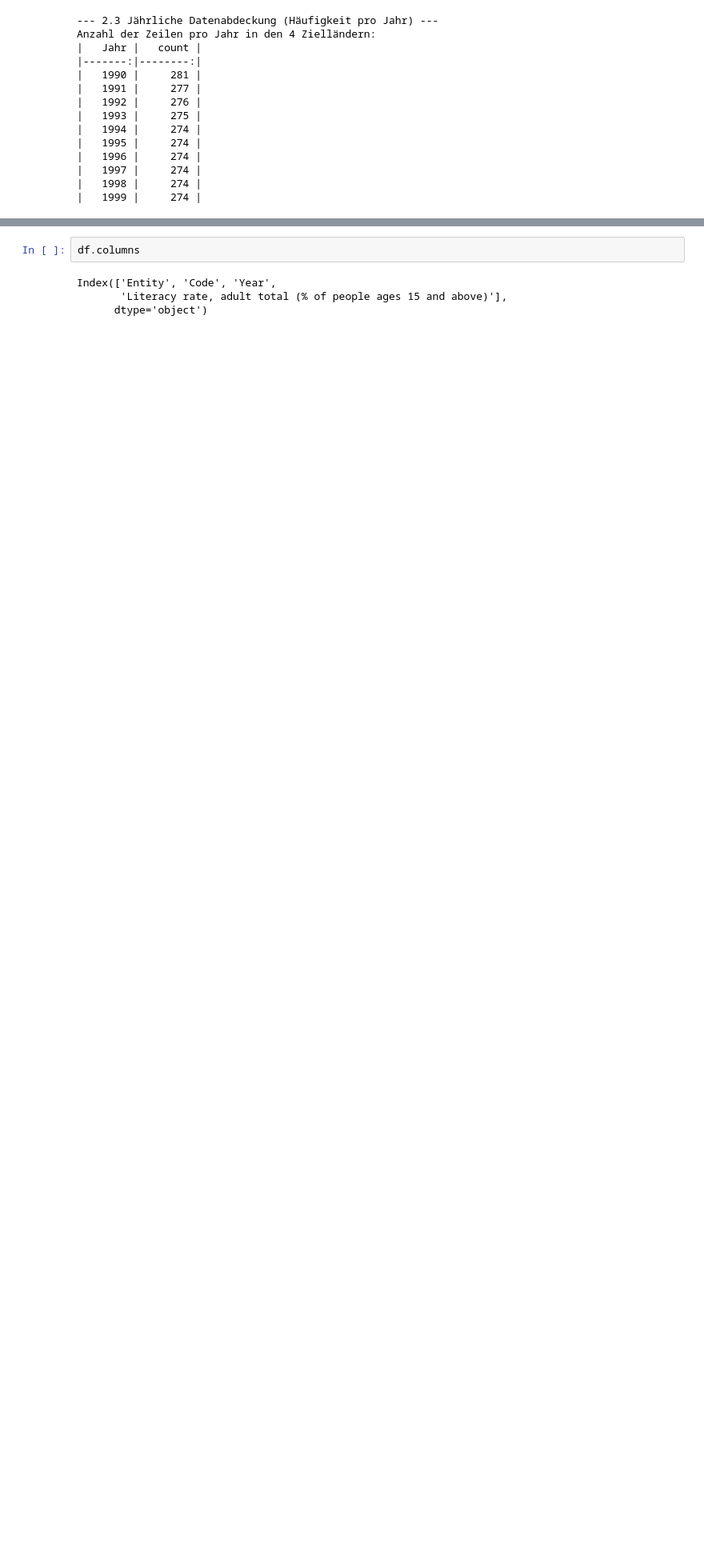
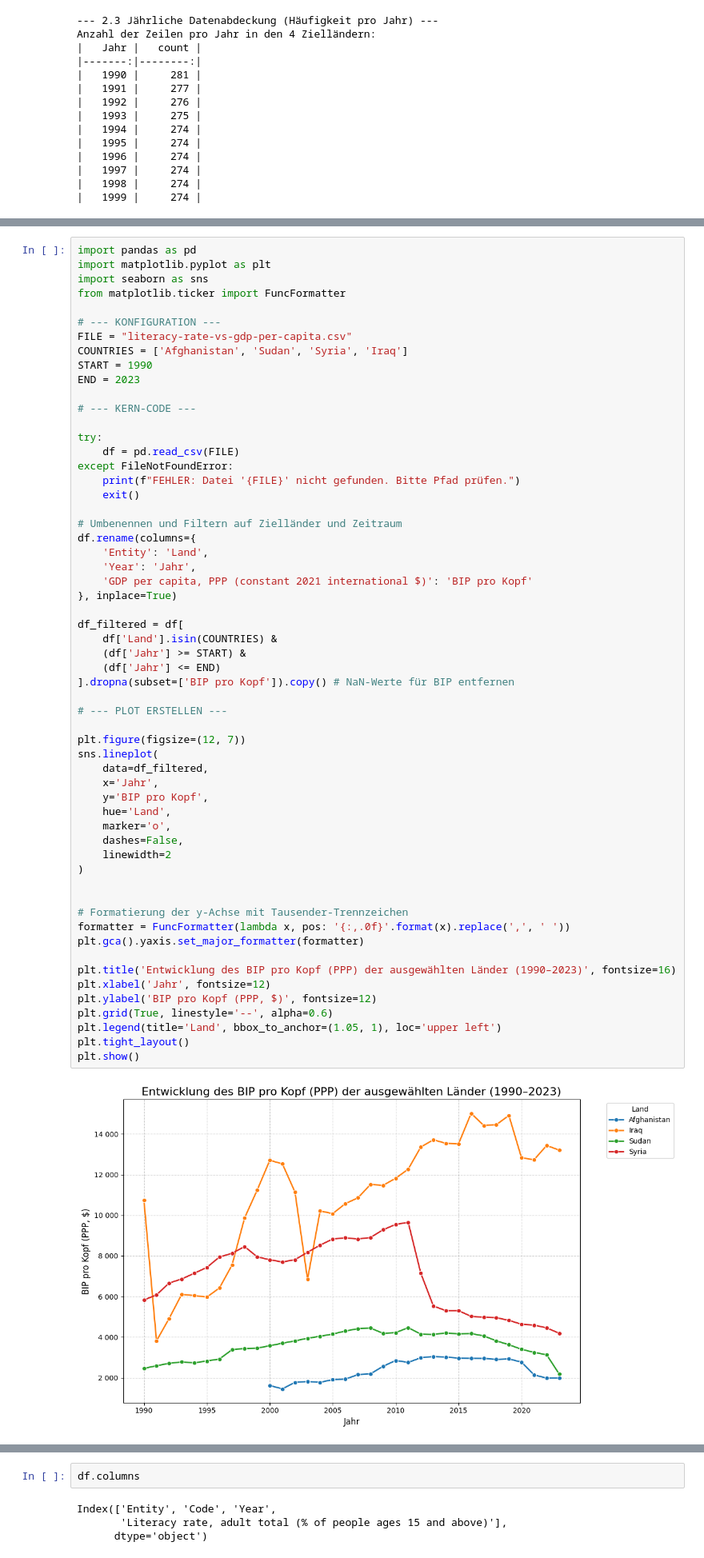
Before and after one commit to buetilia/LN-Informatik, a Jupyter notebook: LN-Informatik-main/LN-Informatik-main/Leistungsnachweis_Python_Analphabetisierung.ipynb, the cells around one changed output, grey strips where cells are left out. Shown at 80% size. Drawn from its saved outputs; the diff is of its cells as text; blank space fills up the shorter version.

```diff
--- a/LN-Informatik-main/LN-Informatik-main/Leistungsnachweis_Python_Analphabetisierung.ipynb
+++ b/LN-Informatik-main/LN-Informatik-main/Leistungsnachweis_Python_Analphabetisierung.ipynb
@@ -140,0 +491,60 @@ Anzahl der Zeilen pro Jahr in den 4 Zielländern:
+# %%
+import pandas as pd
+import matplotlib.pyplot as plt
+import seaborn as sns
+from matplotlib.ticker import FuncFormatter
+
+# --- KONFIGURATION ---
+FILE = "literacy-rate-vs-gdp-per-capita.csv"
+COUNTRIES = ['Afghanistan', 'Sudan', 'Syria', 'Iraq']
+START = 1990
+END = 2023
+
+# --- KERN-CODE ---
+
+try:
+    df = pd.read_csv(FILE)
+except FileNotFoundError:
+    print(f"FEHLER: Datei '{FILE}' nicht gefunden. Bitte Pfad prüfen.")
+    exit()
+
+# Umbenennen und Filtern auf Zielländer und Zeitraum
+df.rename(columns={
+    'Entity': 'Land',
+    'Year': 'Jahr',
+    'GDP per capita, PPP (constant 2021 international $)': 'BIP pro Kopf'
+}, inplace=True)
+
+df_filtered = df[
+    df['Land'].isin(COUNTRIES) &
+    (df['Jahr'] >= START) &
+    (df['Jahr'] <= END)
+].dropna(subset=['BIP pro Kopf']).copy() # NaN-Werte für BIP entfernen
+
+# --- PLOT ERSTELLEN ---
+
+plt.figure(figsize=(12, 7))
+sns.lineplot(
+    data=df_filtered,
+    x='Jahr',
+    y='BIP pro Kopf',
+    hue='Land',
+    marker='o',
+    dashes=False,
+    linewidth=2
+)
+
+
+# Formatierung der y-Achse mit Tausender-Trennzeichen
+formatter = FuncFormatter(lambda x, pos: '{:,.0f}'.format(x).replace(',', ' '))
+plt.gca().yaxis.set_major_formatter(formatter)
+
+plt.title('Entwicklung des BIP pro Kopf (PPP) der ausgewählten Länder (1990–2023)', fontsize=16)
+plt.xlabel('Jahr', fontsize=12)
+plt.ylabel('BIP pro Kopf (PPP, $)', fontsize=12)
+plt.grid(True, linestyle='--', alpha=0.6)
+plt.legend(title='Land', bbox_to_anchor=(1.05, 1), loc='upper left')
+plt.tight_layout()
+plt.show()
+# %% [output]
+[figure, added]
```
Also changed, not shown: parts of 23 cells of this notebook.
